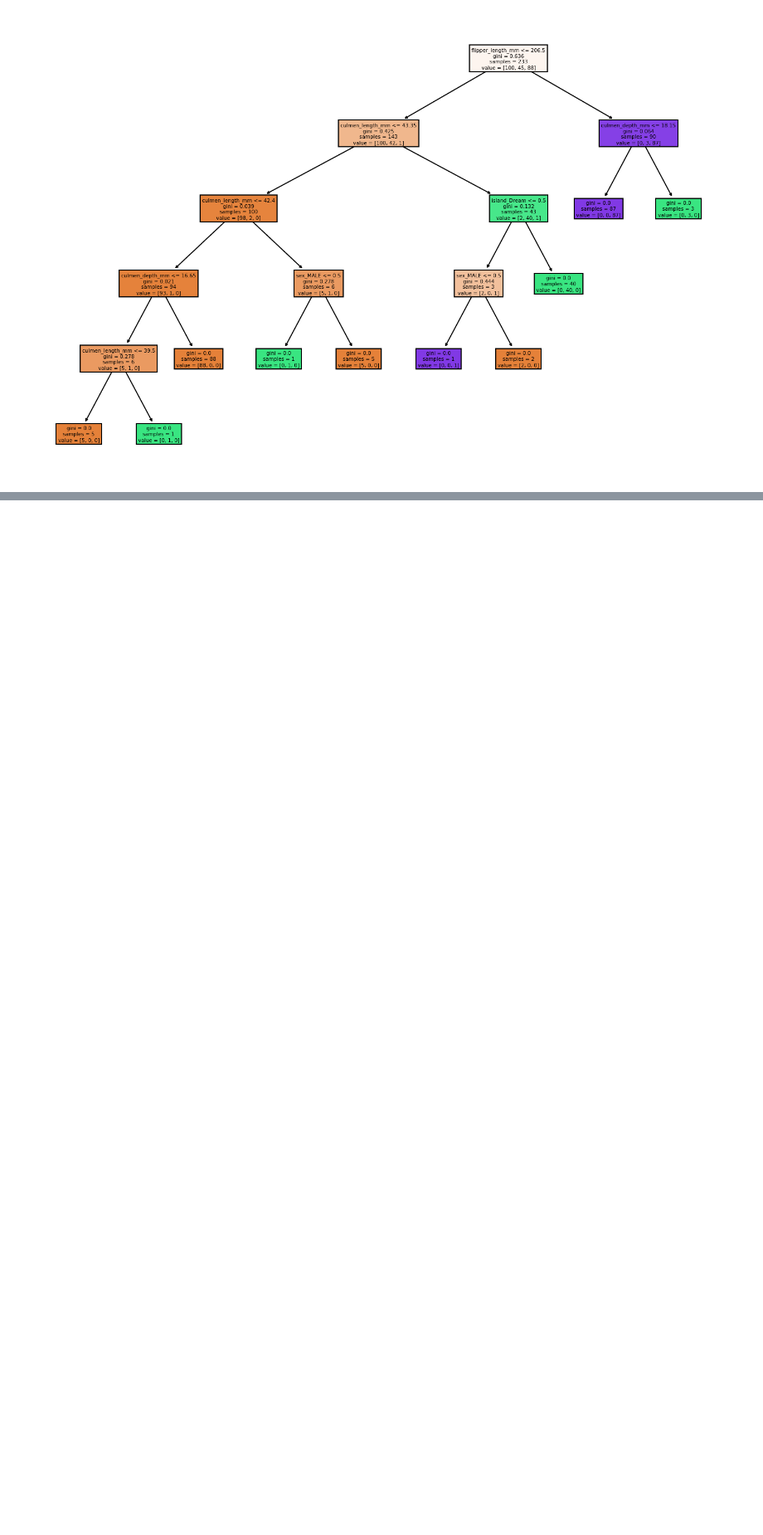
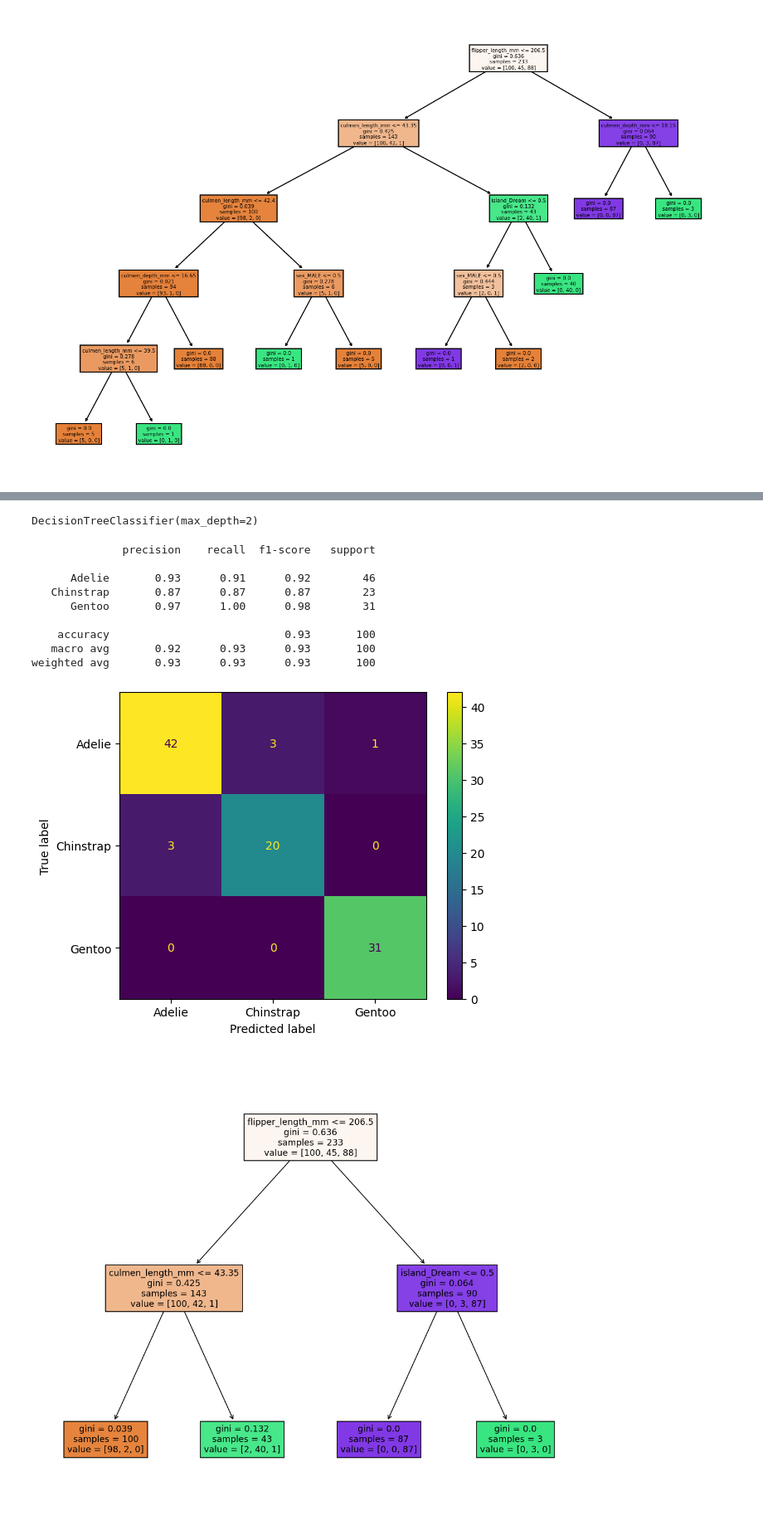
Before and after one commit to aslanok/machineLearningProjects, a Jupyter notebook: decisionTreeProblems/decisionTree.ipynb, the cells around one changed output, grey strips where cells are left out. Shown at 83% size. Saved outputs shown, nothing was run; the diff lists cells and outputs as text; code cells hidden in the pictures; blank space fills up the shorter version.

```diff
--- a/decisionTreeProblems/decisionTree.ipynb
+++ b/decisionTreeProblems/decisionTree.ipynb
@@ -210,0 +213,19 @@ def model_result(model):
+# %%
+lessTree = DecisionTreeClassifier(max_depth=2)
+lessTree.fit(X_train, y_train)
+# %% [output]
+DecisionTreeClassifier(max_depth=2)
+# %%
+model_result(lessTree)
+# %% [output]
+              precision    recall  f1-score   support
+
+      Adelie       0.93      0.91      0.92        46
+   Chinstrap       0.87      0.87      0.87        23
+      Gentoo       0.97      1.00      0.98        31
+
+    accuracy                           0.93       100
+   macro avg       0.92      0.93      0.93       100
+weighted avg       0.93      0.93      0.93       100
+[figure, added]
+[figure, added]
```
Also changed, not shown: parts of 7 cells of this notebook, 7 other files.
